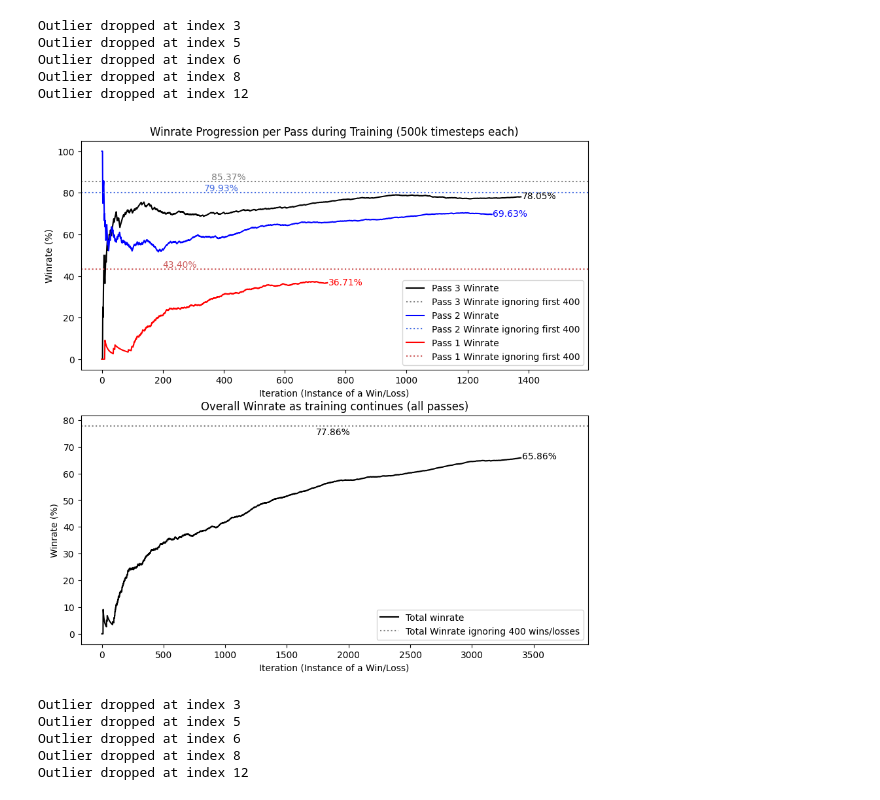
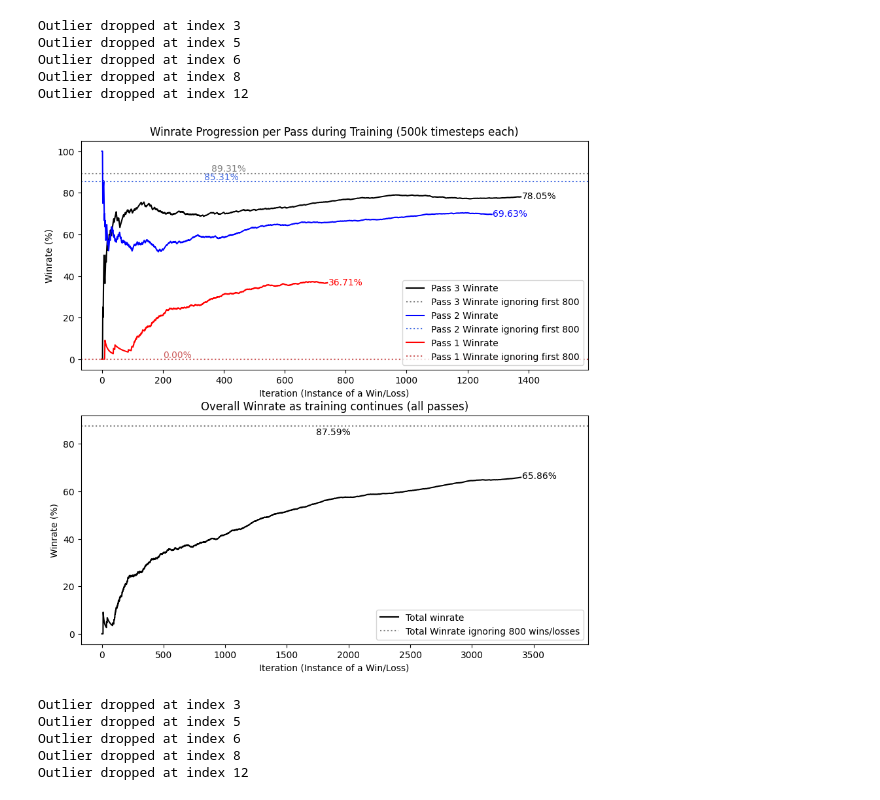
Before and after one commit to Iemontine/SonicGameplayingAI, a Jupyter notebook: graphAllPasses.ipynb, the cells around one changed output. Cells and saved outputs as stored; diff of their text form; code cells hidden in the pictures.

```diff
--- a/graphAllPasses.ipynb
+++ b/graphAllPasses.ipynb
@@ -120,58 +120,35 @@ def read_levelbeats_data(path):
     fastest_completion_t = {1: levelbeats[:split_index1].nsmallest(5, 'completion_timesteps'),
                             2: levelbeats[split_index1:split_index2].nsmallest(5, 'completion_timesteps'),
                             3: levelbeats[split_index2:].nsmallest(5, 'completion_timesteps')}
 
-    # def print_data():
-    #     # Use to ensure split indexes are correct
-    #     print("split_index1:", split_index1)
-    #     print("split_index2:", split_index2)
-
-    #     # Make sure dropping of indexes is correct
-    #     # print(p1_training_t)
-    #     # print(p2_training_t)
-    #     # print(p3_training_t)
-
-    #     # Print winrate info
-    #     print(f'Pass 1 Winrates, len {len(p1_iter_winlosses)}: ...{p1_iter_winlosses[-5:]}')
-    #     print(f'Pass 2 Winrates, len {len(p2_iter_winlosses)}: ...{p2_iter_winlosses[-5:]}')
-    #     print(f'Pass 3 Winrates, len {len(p3_iter_winlosses)}: ...{p3_iter_winlosses[-5:]}')
-    #     print(f'Overall Winrates, len {len(total_iter_winlosses)}')
-    #     print(f"Pass 1 average completion time: {convert_to_time(p1_completion_t.mean())} seconds")
-    #     print(f"Pass 2 average completion time: {convert_to_time(p2_completion_t.mean())} seconds")
-    #     print(f"Pass 3 average completion time: {convert_to_time(p3_completion_t.mean())} seconds")
-    #     print(f"Pass 1 average completion time for last {cutoff} wins: {average_pass1} seconds")
-    #     print(f"Pass 2 average completion time for last {cutoff} wins: {average_pass2} seconds")
-    #     print(f"Pass 3 average completion time for last {cutoff} wins: {average_pass3} seconds")
-    # print_data()
-
     return completion_t, training_t, average_completion_t, fastest_completion_t
 
 
 #Customization
 COLORS = {
     "p1": "red", "p2": "blue", "p3": "black",
     "p1_avg": "indianred", "p2_avg": "royalblue", "p3_avg": "gray"
 }
-IGNORE_PHASE = 400      # Number of initial wins/losses to ignore for winrate calculation
+IGNORE_PHASE = 800      # Number of initial wins/losses to ignore for winrate calculation
 CUTOFF = 100            # Number of last wins to consider for average completion time
 LEVELBEATS_PATH = './logs/levelbeats copy 4.csv'
 WINLOSS_PATH = './logs/winloss copy 2.csv'
 
 def main():
     winloss = read_winloss_data(WINLOSS_PATH)
     levelbeats = read_levelbeats_data(LEVELBEATS_PATH)
     iter_winlosses, iter_winlosses_ignore, total_winlosses, total_winlosses_ignore = calculate_iterative_winrate(winloss)
     plot_winrates(iter_winlosses, iter_winlosses_ignore, total_winlosses, total_winlosses_ignore)
 
 if __name__ == "__main__":
     main()
 # %% [output]
 Outlier dropped at index 3
 Outlier dropped at index 5
 Outlier dropped at index 6
 Outlier dropped at index 8
 Outlier dropped at index 12
-[figure, old version]
+[figure, new version]
 # %%
 from cProfile import label
 
```
Also changed, not shown: 6 other files.
